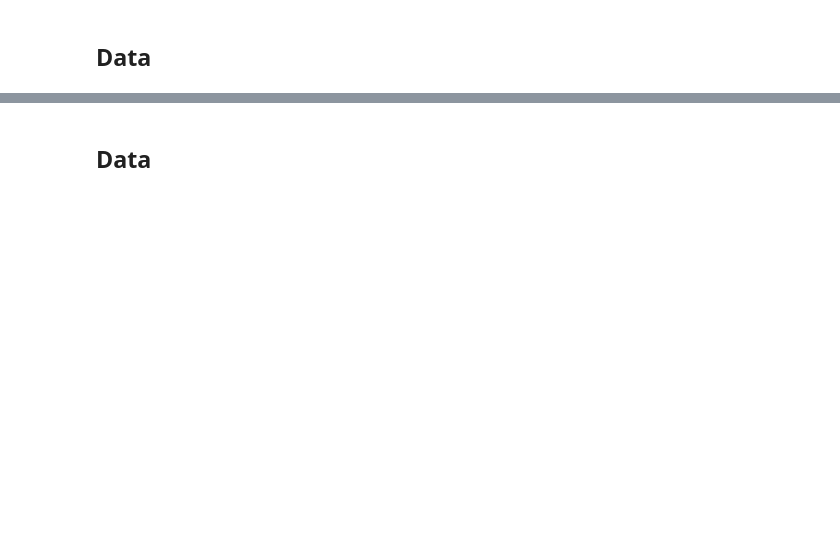
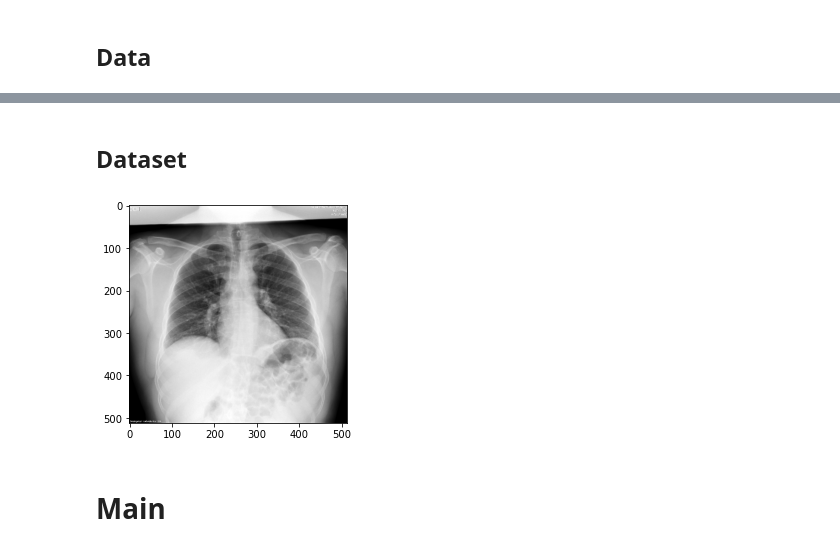
Before and after one commit to TheoViel/kaggle_siim_covid, a Jupyter notebook: notebooks/Inference.ipynb, the cells around one changed output, grey strips where cells are left out. Cells and saved outputs as stored; diff of their text form; code cells hidden in the pictures; blank space fills up the shorter version.

```diff
--- a/notebooks/Inference.ipynb
+++ b/notebooks/Inference.ipynb
@@ -38,6 +40,2 @@ from util.logger import Config
 # %% [markdown]
 ## Data
-# %%
-DATA_PATH = "../../../datasets/lipotec/"
-SEG_PATH = "../../../datasets/segmentations/lipotec_2/"
-NAME = "whitening"
@@ -84,2 +48,2 @@ model = load_model_weights(model, weights[FOLD_IDX])
 # %% [markdown]
-## Data
+## Dataset
@@ -118,0 +53,14 @@ json.dump(volumes_dict, open(f"../output/volumes_{NAME}.json", "w"))
+# %%
+root = DATA_PATH + f"test_{SIZE}/"
+df = pd.read_csv(DATA_PATH + f'df_test_{SIZE}.csv')
+# %%
+transforms = get_tranfos_inference()
+dataset = CovidInfDataset(df, root, transforms=transforms)
+# %%
+img = dataset[0]
+plt.imshow((img.numpy().transpose(1, 2, 0) + 1) / 2)
+plt.show()
+# %% [output]
+[figure, added]
+# %% [markdown]
+# Main
```
Also changed, not shown: parts of 22 cells of this notebook, 24 other files.
